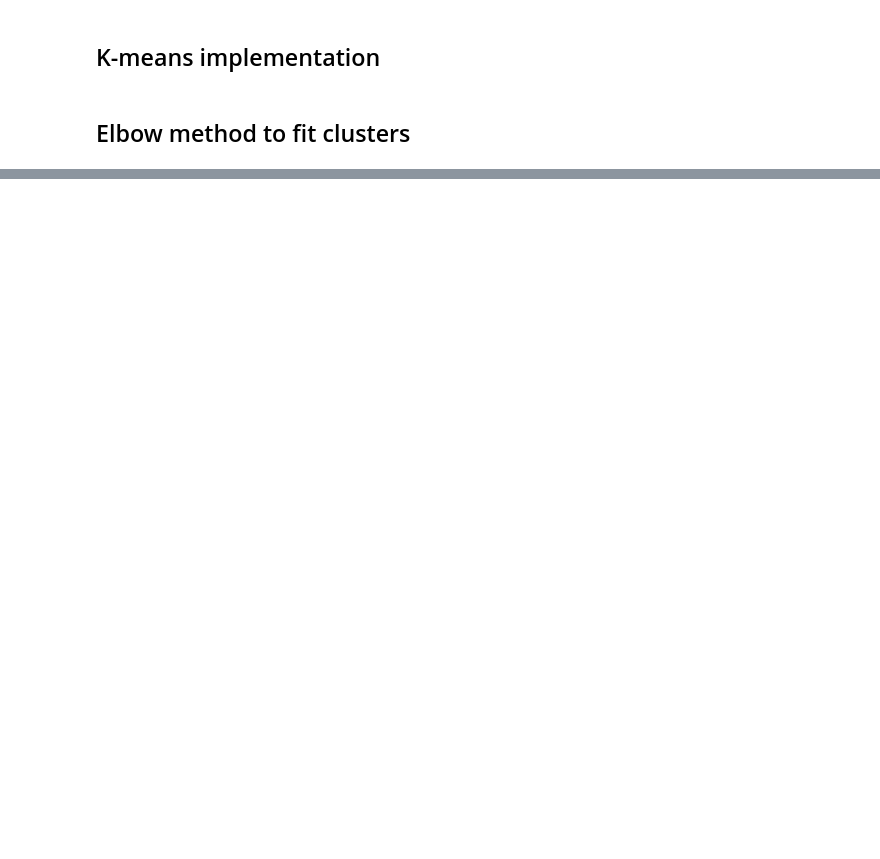
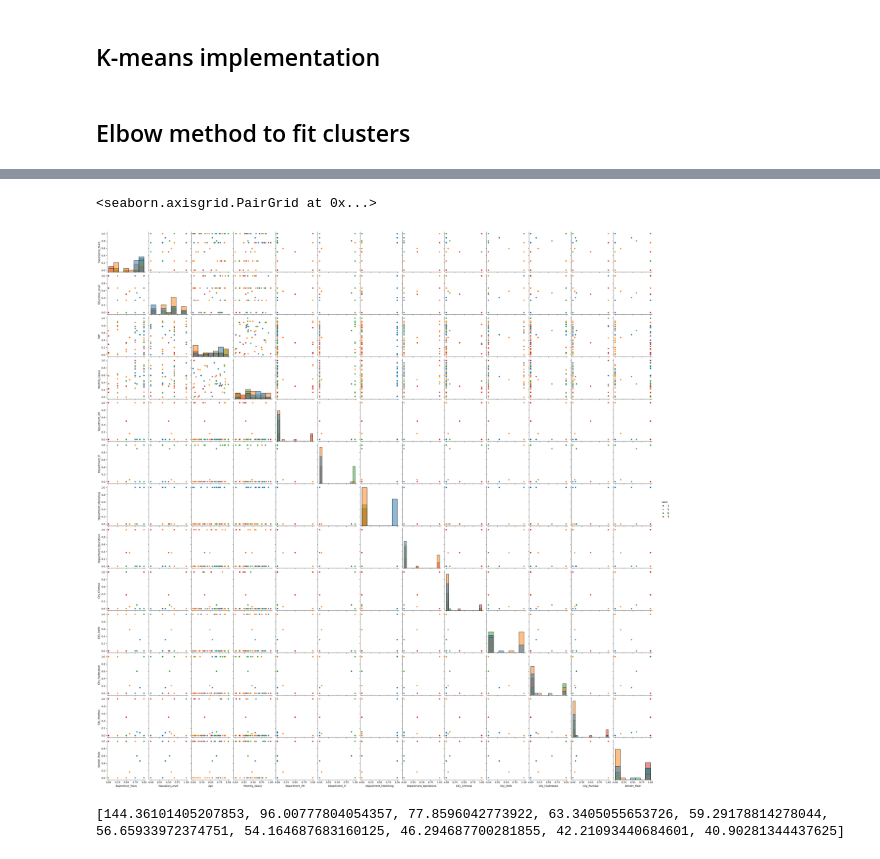
Before and after one commit to CaballeroRAR/ds_projects, a Jupyter notebook: 1_employee_salary_analysis-kaggle_salary/notebook/salary_analysis.ipynb, the cells around one changed output, grey strips where cells are left out. Cells and saved outputs as stored; diff of their text form; code cells hidden in the pictures; blank space fills up the shorter version.

```diff
--- a/1_employee_salary_analysis-kaggle_salary/notebook/salary_analysis.ipynb
+++ b/1_employee_salary_analysis-kaggle_salary/notebook/salary_analysis.ipynb
@@ -819,8 +827,8 @@ data_encoded.head()
 # %%
-data_encoded.drop(columns=['Name'], inplace=True)
+data_for_cluster.drop(columns=['Name'], inplace=True)
 # Turn EmployeeID into index
-data_encoded.set_index('EmployeeID', inplace=True)
-data_encoded.info()
+data_for_cluster.set_index('EmployeeID', inplace=True)
+data_for_cluster.info()
 # %% [output]
 <class 'pandas.core.frame.DataFrame'>
 Index: 50 entries, 1 to 50
@@ -841,0 +853,10 @@ memory usage: 7.8 KB
+# %%
+# MAX-MIN scalation for numeric columns
+colums_to_scale = [numeric_cols + ordinal_cols + categoric_cols]
+
+data_for_cluster = data_for_cluster.astype(float) # To float all columns before scaling
+
+scaler = MinMaxScaler() # All values are positive and whe need percentual interpretation
+data_for_cluster[:] = scaler.fit_transform(data_for_cluster)
+
+data_for_cluster.head()
@@ -881,0 +913,13 @@ plt.show()
+# %%
+model = KMeans(n_clusters=4, random_state=r_d)
+model.fit(data_for_cluster)
+
+centroids = pd.DataFrame(model.cluster_centers_, columns=data_for_cluster.columns)
+data_for_cluster['label'] = model.labels_.astype('str')
+centroids['label'] = ['0', '1', '2', '3']
+data_all = pd.concat([data_for_cluster, centroids], ignore_index=True)
+# %%
+sns.pairplot(data_all, hue='label', diag_kind='hist')
+# %% [output]
+<seaborn.axisgrid.PairGrid at 0x...>
+[figure, added]
@@ -881,0 +933,4 @@ plt.show()
+# %%
+print(distortion)
+# %% [output]
+[144.36101405207853, 96.00777804054357, 77.8596042773922, 63.3405055653726, 59.29178814278044, 56.65933972374751, 54.164687683160125, 46.294687700281855, 42.21093440684601, 40.90281344437625]
```
Also changed, not shown: parts of 23 cells of this notebook.
